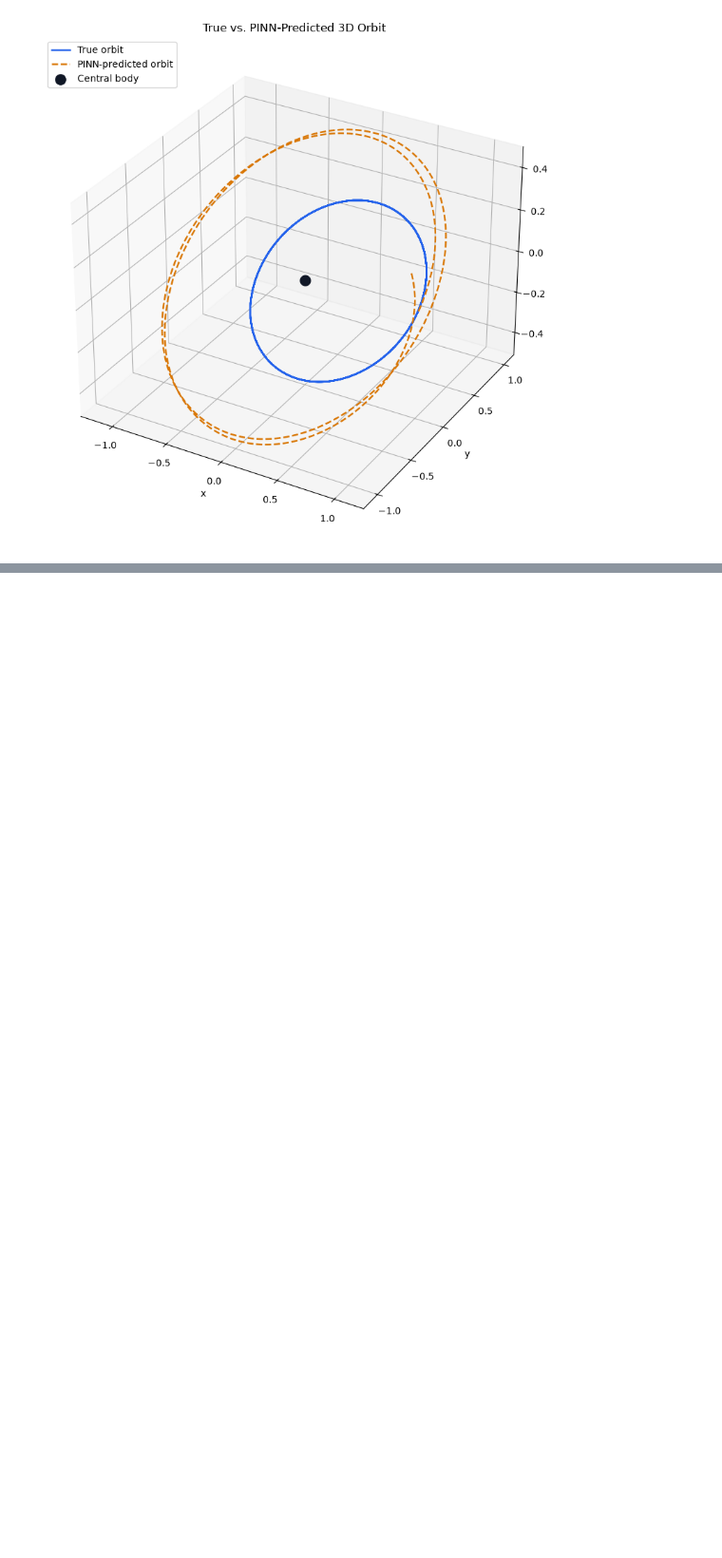
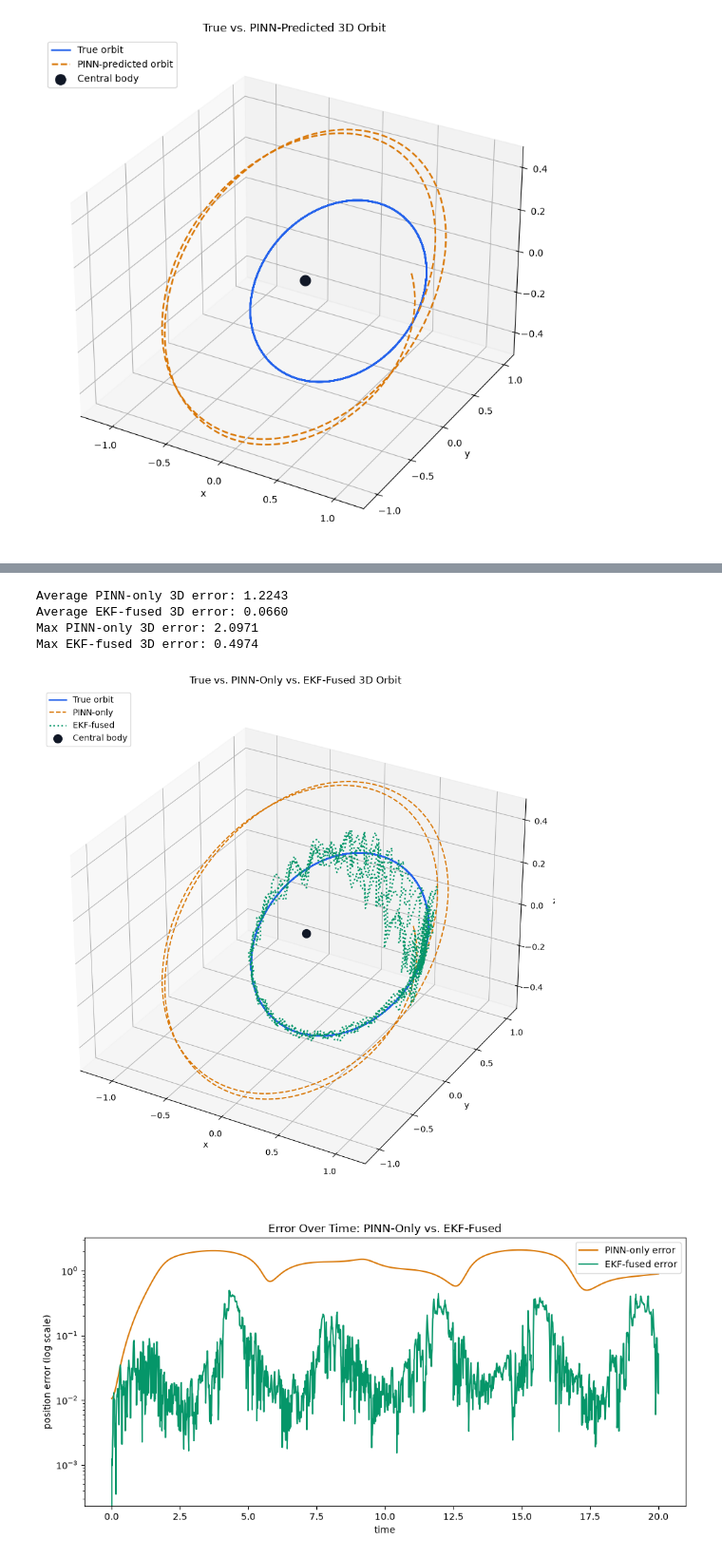
Before and after one commit to VicDeni/orbital-pinn, a Jupyter notebook: notebooks/04_3d_orbital_mechanics.ipynb, the cells around one changed output, grey strips where cells are left out. Shown at 95% size. Cells and saved outputs as stored; diff of their text form; code cells hidden in the pictures; blank space fills up the shorter version.

```diff
--- a/notebooks/04_3d_orbital_mechanics.ipynb
+++ b/notebooks/04_3d_orbital_mechanics.ipynb
@@ -264,0 +612,43 @@ Max 3D position error: 2.0971
+# %%
+# Computes final error metrics and visualizes true vs. PINN-only vs. EKF-fused 3D orbits
+errors_ekf_3d = np.sqrt((x_ekf_3d - x_true_3d)**2 + (y_ekf_3d - y_true_3d)**2 + (z_ekf_3d - z_true_3d)**2)
+
+print(f"Average PINN-only 3D error: {errors_3d.mean():.4f}")
+print(f"Average EKF-fused 3D error: {errors_ekf_3d.mean():.4f}")
+print(f"Max PINN-only 3D error: {errors_3d.max():.4f}")
+print(f"Max EKF-fused 3D error: {errors_ekf_3d.max():.4f}")
+
+fig = plt.figure(figsize=(10, 9))
+ax = fig.add_subplot(111, projection="3d")
+
+ax.plot(x_true_3d, y_true_3d, z_true_3d, color="#2563eb", linewidth=1.8, label="True orbit")
+ax.plot(x_pinn_3d, y_pinn_3d, z_pinn_3d, color="#d97706", linewidth=1.5, linestyle="--", label="PINN-only")
+ax.plot(x_ekf_3d, y_ekf_3d, z_ekf_3d, color="#059669", linewidth=1.8, linestyle=":", label="EKF-fused")
+ax.scatter([0], [0], [0], color="#111827", s=100, label="Central body")
+
+ax.set_xlabel("x")
+ax.set_ylabel("y")
+ax.set_zlabel("z")
+ax.set_title("True vs. PINN-Only vs. EKF-Fused 3D Orbit")
+ax.legend(loc="upper left")
+plt.tight_layout()
+plt.show()
+
+# Error-over-time comparison
+fig2, ax2 = plt.subplots(figsize=(10, 5))
+ax2.plot(t_eval, errors_3d, color="#d97706", label="PINN-only error")
+ax2.plot(t_eval, errors_ekf_3d, color="#059669", label="EKF-fused error")
+ax2.set_yscale("log")
+ax2.set_xlabel("time")
+ax2.set_ylabel("position error (log scale)")
+ax2.set_title("Error Over Time: PINN-Only vs. EKF-Fused")
+ax2.legend()
+plt.tight_layout()
+plt.show()
+# %% [output]
+Average PINN-only 3D error: 1.2243
+Average EKF-fused 3D error: 0.0660
+Max PINN-only 3D error: 2.0971
+Max EKF-fused 3D error: 0.4974
+[figure, added]
+[figure, added]
```
Also changed, not shown: parts of 20 cells of this notebook, 5 other files.
